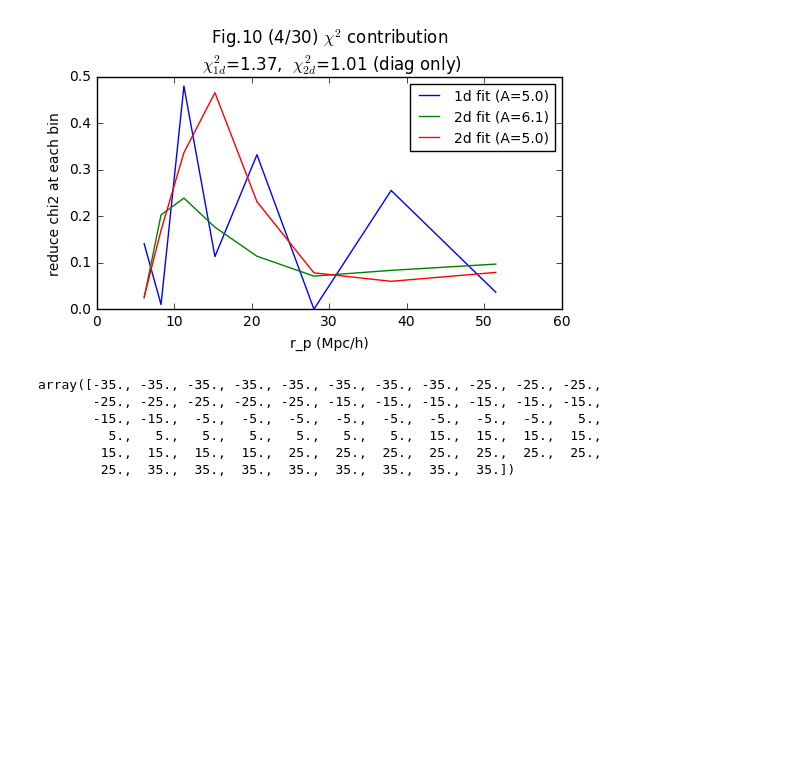
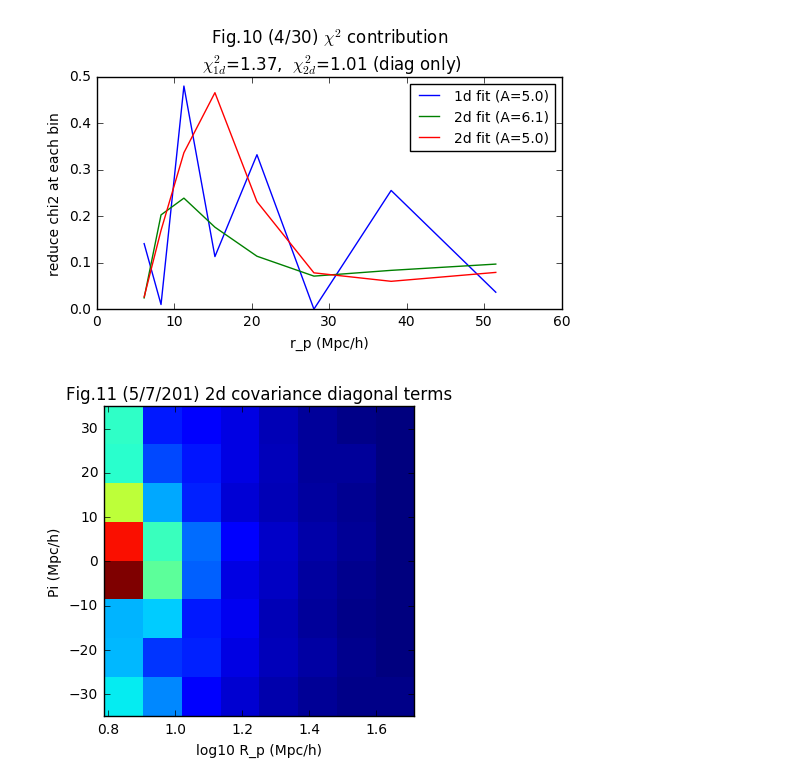
Before and after one commit to liuxx479/gplus, a Jupyter notebook: test_2d_fits.ipynb, the cells around one changed output. Drawn from its saved outputs; the diff is of its cells as text; code cells hidden in the pictures; blank space fills up the shorter version.

Commit message:
add cov diagnal terms as a function of rp pi

```diff
--- a/test_2d_fits.ipynb
+++ b/test_2d_fits.ipynb
@@ -498,12 +498,14 @@ ax.set_title('Fig.10 (4/30) $\chi^2$ contribution\n $\chi^2_{1d}$=%.2f,  $\chi^2
 show()
 # %% [output]
 [figure]
-# %%
-pi_bins[idx2dcut]
-# %% [output]
-array([-35., -35., -35., -35., -35., -35., -35., -35., -25., -25., -25.,
-       -25., -25., -25., -25., -25., -15., -15., -15., -15., -15., -15.,
-       -15., -15.,  -5.,  -5.,  -5.,  -5.,  -5.,  -5.,  -5.,  -5.,   5.,
-         5.,   5.,   5.,   5.,   5.,   5.,   5.,  15.,  15.,  15.,  15.,
-        15.,  15.,  15.,  15.,  25.,  25.,  25.,  25.,  25.,  25.,  25.,
-        25.,  35.,  35.,  35.,  35.,  35.,  35.,  35.,  35.])
+# %%
+f, ax=subplots(1,1,figsize=(4,4))
+ax.imshow(diag(cov2d).reshape(8,8),interpolation='nearest',origin='lower',
+         extent=(log10(amin(rp_bins[idx2dcut])), log10(amax(rp_bins[idx2dcut])),
+                amin(pi_bins[idx2dcut]), amax(pi_bins[idx2dcut])),aspect='auto')
+ax.set_xlabel('log10 R_p (Mpc/h)')
+ax.set_ylabel('Pi (Mpc/h)')
+ax.set_title('Fig.11 (5/7/201) 2d covariance diagonal terms')
+show()
+# %% [output]
+[figure, added]
```
